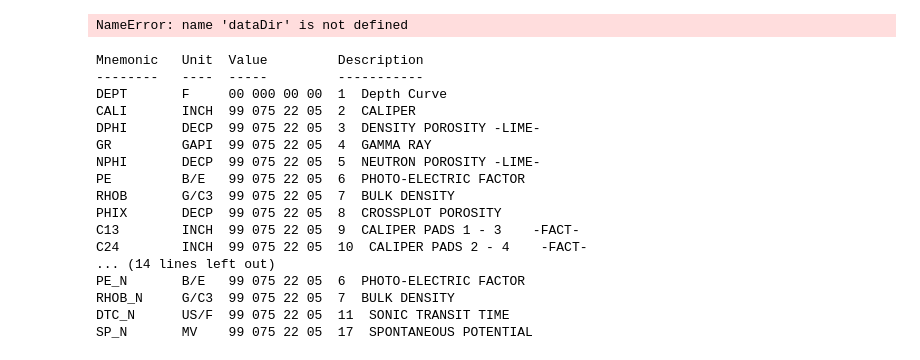
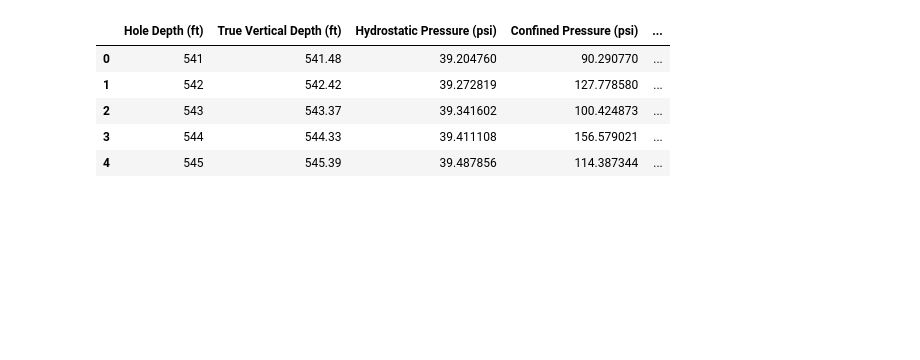
Before and after one commit to huytran187/LogVisualization, a Jupyter notebook: Untitled.ipynb, the cells around one changed output. Saved outputs shown, nothing was run; the diff lists cells and outputs as text; code cells hidden in the pictures; blank space fills up the shorter version.

```diff
--- a/Untitled.ipynb
+++ b/Untitled.ipynb
@@ -11,34 +6,13 @@ dataDir = 'data'
-# %%
-for root, subdir, files in os.walk(dataDir):
-    for file in files:
-
-        if file.startswith('~') or file.startswith('$'):
-            print(f'{file} is an indicator, not actual file. Skip.')
-            continue
-
-        fileDir = os.path.join(root, file)
-
-        reader = pd.read_csv if file.endswith('.csv') else pd.read_excel
-        df = reader(fileDir)
-# %% [output]
-NameError: name 'dataDir' is not defined
-# %%
-print(log.curves)
-# %% [output]
-Mnemonic   Unit  Value         Description
---------   ----  -----         -----------
-DEPT       F     00 000 00 00  1  Depth Curve
-CALI       INCH  99 075 22 05  2  CALIPER
-DPHI       DECP  99 075 22 05  3  DENSITY POROSITY -LIME-
-GR         GAPI  99 075 22 05  4  GAMMA RAY
-NPHI       DECP  99 075 22 05  5  NEUTRON POROSITY -LIME-
-PE         B/E   99 075 22 05  6  PHOTO-ELECTRIC FACTOR
-RHOB       G/C3  99 075 22 05  7  BULK DENSITY
-PHIX       DECP  99 075 22 05  8  CROSSPLOT POROSITY
-C13        INCH  99 075 22 05  9  CALIPER PADS 1 - 3    -FACT-
-C24        INCH  99 075 22 05  10  CALIPER PADS 2 - 4    -FACT-
-... (14 lines left out)
-PE_N       B/E   99 075 22 05  6  PHOTO-ELECTRIC FACTOR
-RHOB_N     G/C3  99 075 22 05  7  BULK DENSITY
-DTC_N      US/F  99 075 22 05  11  SONIC TRANSIT TIME
-SP_N       MV    99 075 22 05  17  SPONTANEOUS POTENTIAL
+# %%
+# dir to file to plot
+dataDir = os.path.join('data', '4214933506 Geraint 1H Combined Logs.csv')
+# %%
+logs_df = pd.read_csv(dataDir)
+logs_df.head()
+# %% [output]
+|  | Hole Depth (ft) | True Vertical Depth (ft) | Hydrostatic Pressure (psi) | Confined Pressure (psi) | ... |
+| 0 | 541 | 541.48 | 39.204760 | 90.290770 | ... |
+| 1 | 542 | 542.42 | 39.272819 | 127.778580 | ... |
+| 2 | 543 | 543.37 | 39.341602 | 100.424873 | ... |
+| 3 | 544 | 544.33 | 39.411108 | 156.579021 | ... |
+| 4 | 545 | 545.39 | 39.487856 | 114.387344 | ... |
```
Also changed, not shown: parts of 3 cells of this notebook.
